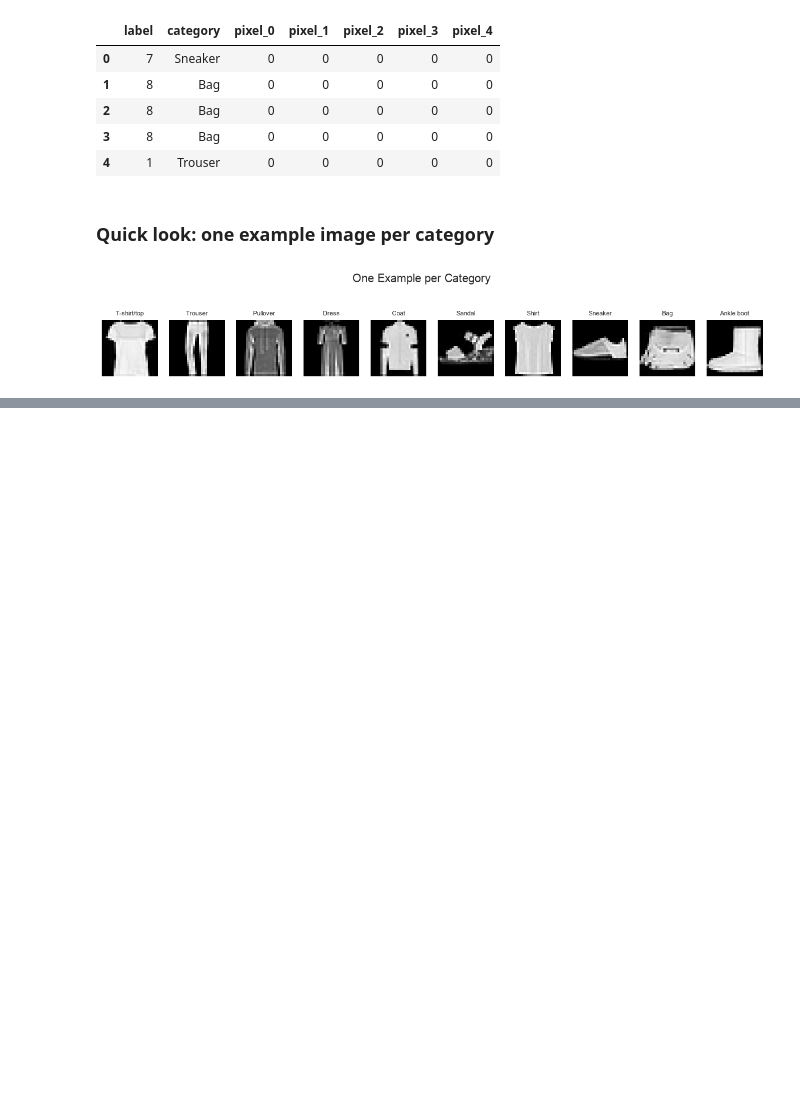
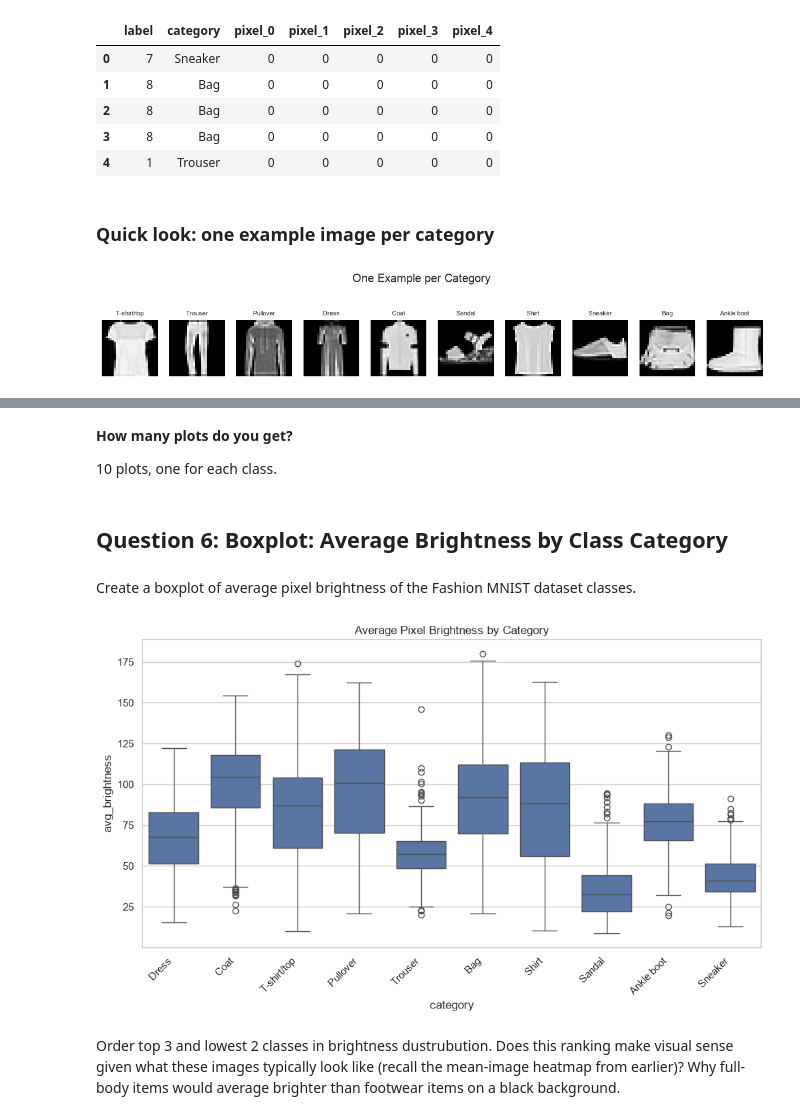
Before and after one commit to mbg615/CS-523, a Jupyter notebook: Assignment 2/Fashion_MNIST_Visualization_Examples.ipynb, the cells around one changed output, grey strips where cells are left out. Saved outputs shown, nothing was run; the diff lists cells and outputs as text; code cells hidden in the pictures; blank space fills up the shorter version.

```diff
--- a/Assignment 2/Fashion_MNIST_Visualization_Examples.ipynb
+++ b/Assignment 2/Fashion_MNIST_Visualization_Examples.ipynb
@@ -98,0 +201,23 @@ plt.show()
+# %% [markdown]
+**How many plots do you get?**
+
+10 plots, one for each class.
+# %% [markdown]
+## Question 6: Boxplot: Average Brightness by Class Category
+# %% [markdown]
+Create a boxplot of average pixel brightness of the Fashion MNIST dataset classes.
+# %%
+df['avg_brightness'] = df[pixel_cols].mean(axis=1)
+
+plt.figure(figsize=(10, 6))
+sns.boxplot(data=df, x='category', y='avg_brightness')
+plt.xticks(rotation=45, ha='right')
+plt.title('Average Pixel Brightness by Category')
+plt.tight_layout()
+plt.show()
+# %% [output]
+[figure, added]
+# %% [markdown]
+Order top 3 and lowest 2 classes in brightness dustrubution. Does this ranking make visual sense given
+what these images typically look like (recall the mean-image heatmap from earlier)? Why full-body items
+would average brighter than footwear items on a black background.
```
Also changed, not shown: parts of 19 cells of this notebook.
